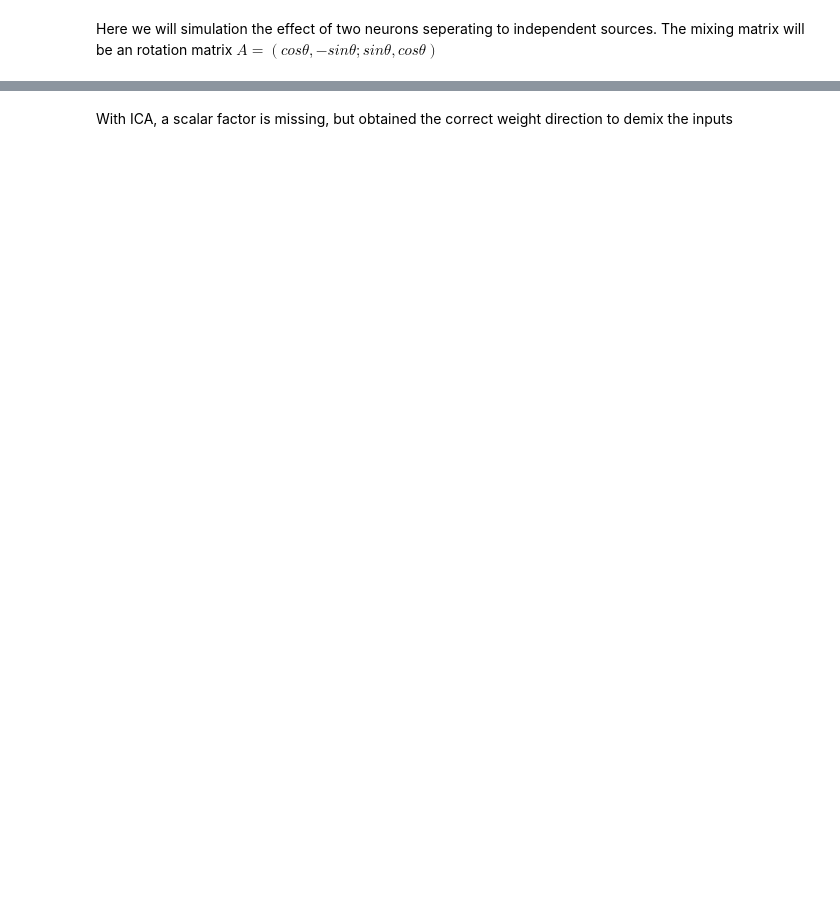
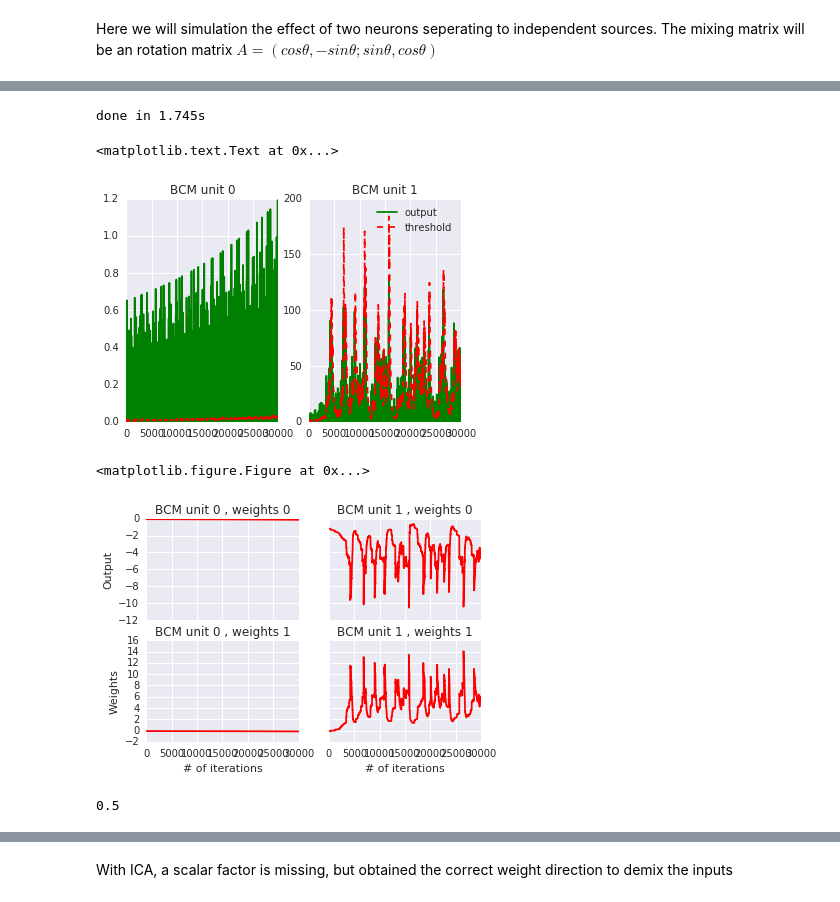
Before and after one commit to ShuangLiBCM/NNDL_Shuang, a Jupyter notebook: Laplace data_training with BCM local learning rule.ipynb, the cells around one changed output, grey strips where cells are left out. Cells and saved outputs as stored; diff of their text form; code cells hidden in the pictures; blank space fills up the shorter version.

```diff
--- a/Laplace data_training with BCM local learning rule.ipynb
+++ b/Laplace data_training with BCM local learning rule.ipynb
@@ -130,0 +173,61 @@ plt.axis([-10,10,-10,10]);
+# %%
+# Train BCM model with Laplace data
+
+ny = 2    # 2 output neurons
+n_epoch = 30
+p = 2
+eta = 0.0001
+tau = 200
+BCM_laplace = BCM(eta = eta,n_epoch = n_epoch,ny = ny,tau = tau, thres = 0, p = p,random_state = None, shuffle = True, nonlinear = 'Relu')
+
+t0 = time()
+BCM_laplace.fit(s_rt_wt)
+print("done in %0.3fs" % (time()-t0))
+
+#x_plot = range(n_iter * len(X))
+plt_range = n_epoch * len(s_rt_wt)
+BCM_laplace_thres = np.vstack(BCM_laplace.thres)
+BCM_laplace_out = np.vstack(BCM_laplace.y_thres)
+BCM_laplace_w = np.vstack(BCM_laplace.w_track)
+
+n_row = 1
+n_column = ny
+
+BCM_laplace_titles= ["BCM unit %d" % i for i in range (ny)]
+# Plot y and threshold
+for i in range(ny):
+    plt.subplot(n_row,n_column,i+1)
+    plt.plot(BCM_laplace_out[:plt_range,i],'g-',label = 'output')
+    plt.plot(BCM_laplace_thres[:plt_range,i],'r--',label = 'threshold')
+    plt.title(BCM_laplace_titles[i])
+
+plt.legend(loc = 'upper right')
+
+plt.figure()
+# Plot weights
+
+BCM_laplace_titles= ["BCM weights %d" % i for i in range (len(BCM_laplace_w.T))]
+
+f, ((ax1, ax2), (ax3, ax4)) = plt.subplots(2, 2, sharex='col', sharey='row')
+ax1.plot(BCM_laplace_w[:,0],'r',label = 'weight')
+ax1.set_ylabel('Output')
+ax1.set_title("BCM unit %d , weights %d" % (0,0))
+ax2.plot(BCM_laplace_w[:,2],'r',label = 'weight')
+ax2.set_title("BCM unit %d , weights %d" % (1,0))
+ax3.plot(BCM_laplace_w[:,1],'r',label = 'weight')
+ax3.set_title("BCM unit %d , weights %d" % (0,1))
+ax3.set_xlabel('# of iterations')
+ax3.set_ylabel('Weights')
+ax4.plot(BCM_laplace_w[:,3],'r',label = 'weight')
+ax4.set_title("BCM unit %d , weights %d" % (1,1))
+ax4.set_xlabel('# of iterations')
+# %% [output]
+done in 1.745s
+<matplotlib.text.Text at 0x...>
+[figure, added]
+<matplotlib.figure.Figure at 0x...>
+[figure, added]
+# %%
+BCM_laplace._sigmoid(0)
+# %% [output]
+0.5
```
Also changed, not shown: parts of 21 cells of this notebook.
